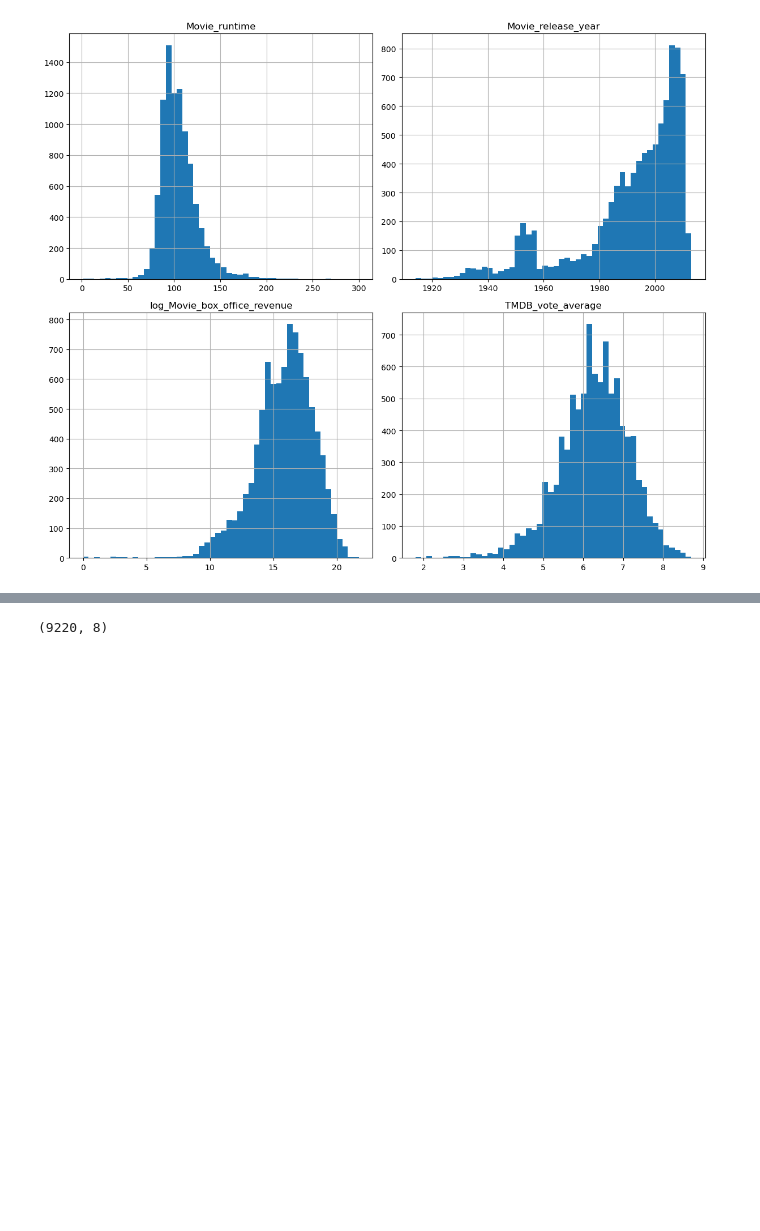
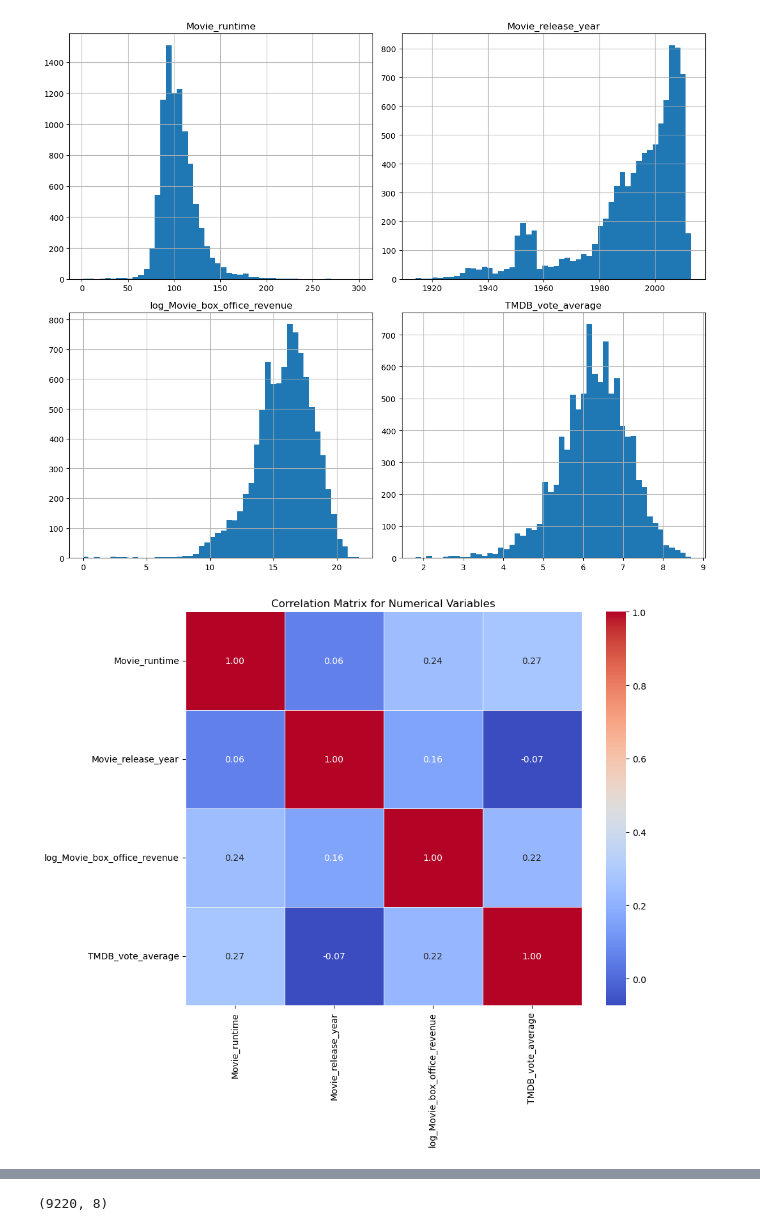
Before and after one commit to epfl-ada/ada-2023-project-byggemandbob, a Jupyter notebook: kav.ipynb, the cells around one changed output, grey strips where cells are left out. Drawn from its saved outputs; the diff is of its cells as text; code cells hidden in the pictures; blank space fills up the shorter version.

```diff
--- a/kav.ipynb
+++ b/kav.ipynb
@@ -158,5 +166,16 @@ plt.tight_layout()
 plt.show()
 # %% [output]
 [figure]
+# %%
+# Creating the correlation matrix
+corr_matrix = movie_reg_data[numeric_columns].corr()
+
+# Plotting the correlation matrix
+plt.figure(figsize=(10, 8))
+sns.heatmap(corr_matrix, annot=True, cmap='coolwarm', fmt='.2f', linewidths=.5)
+plt.title('Correlation Matrix for Numerical Variables')
+plt.show()
+# %% [output]
+[figure, added]
 # %%
 # Convert to list: ast.literal_eval("['Thriller', 'Horror']) will output the list ['Thriller', 'Horror']
```
Also changed, not shown: parts of 16 cells of this notebook, 1 other file.
